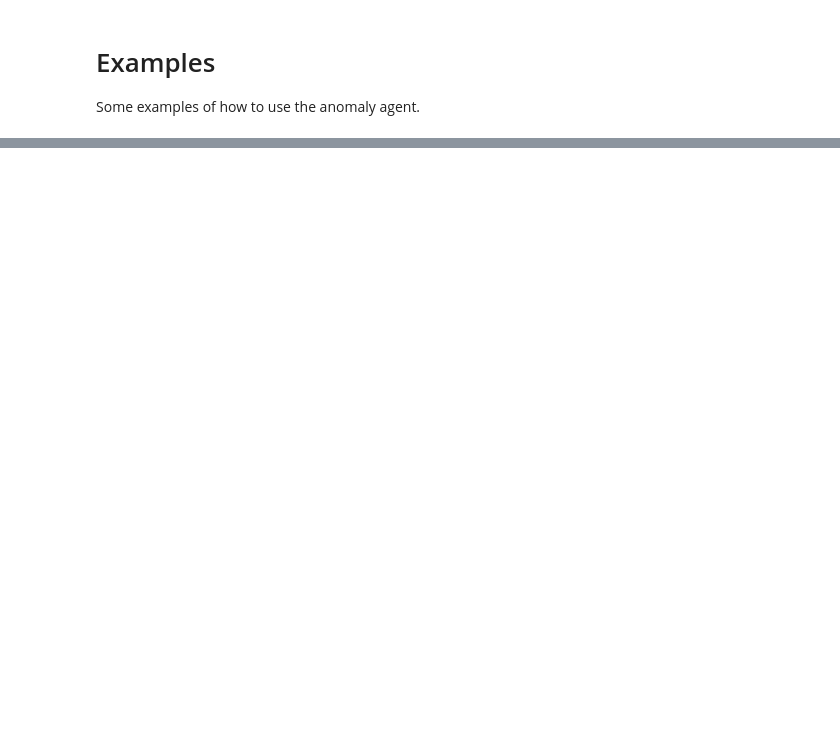
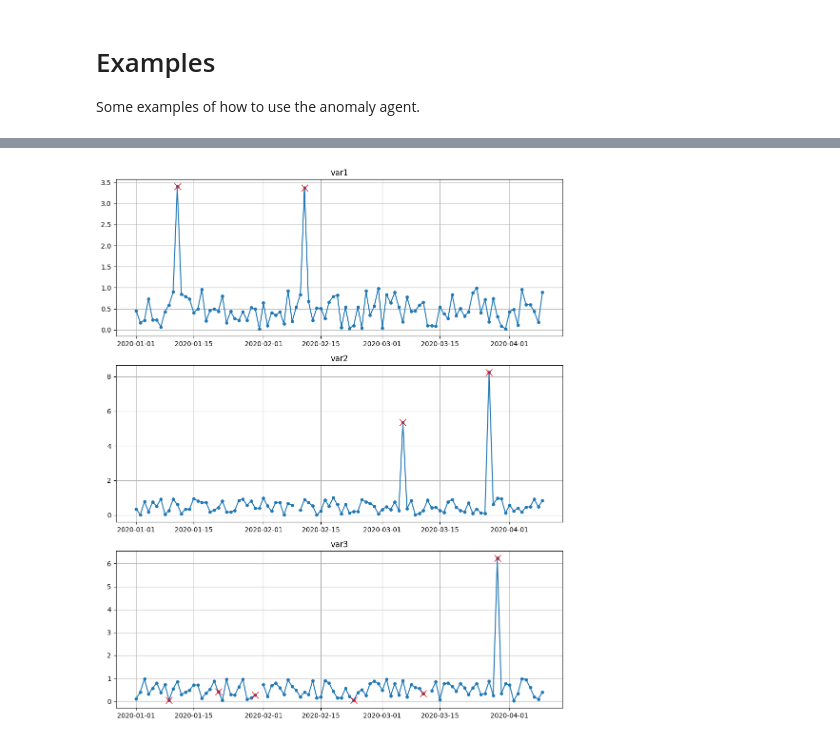
Before and after one commit to andrewm4894/anomaly-agent, a Jupyter notebook: notebooks/examples.ipynb, the cells around one changed output, grey strips where cells are left out. Cells and saved outputs as stored; diff of their text form; code cells hidden in the pictures; blank space fills up the shorter version.

Commit message:
Add Matplotlib plotting function and update requirements

```diff
--- a/notebooks/examples.ipynb
+++ b/notebooks/examples.ipynb
@@ -92,7 +94,8 @@ df_final.head()
 # %%
 # plot final data with anomalies
-fig = plot_df(df_final, return_fig=True)
-fig.show()
+plot_df(df_final)
+# %% [output]
+[figure, added]
 # %%
 # plot final data no verify
 fig = plot_df(df_final_no_verify, return_fig=True)
```
Also changed, not shown: parts of 7 cells of this notebook, 3 other files.
